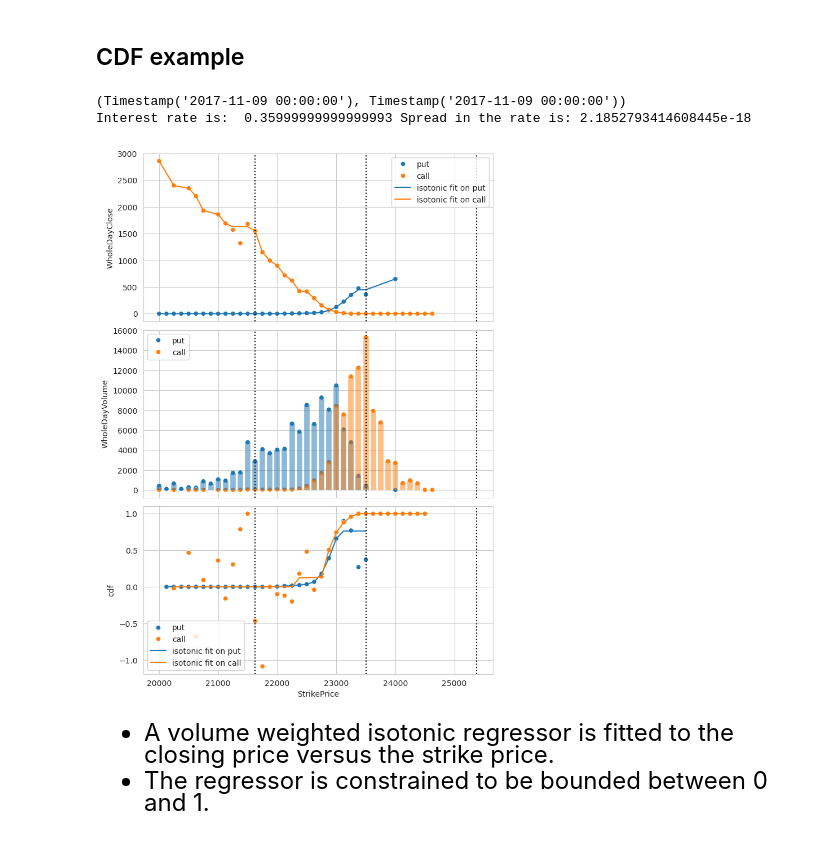
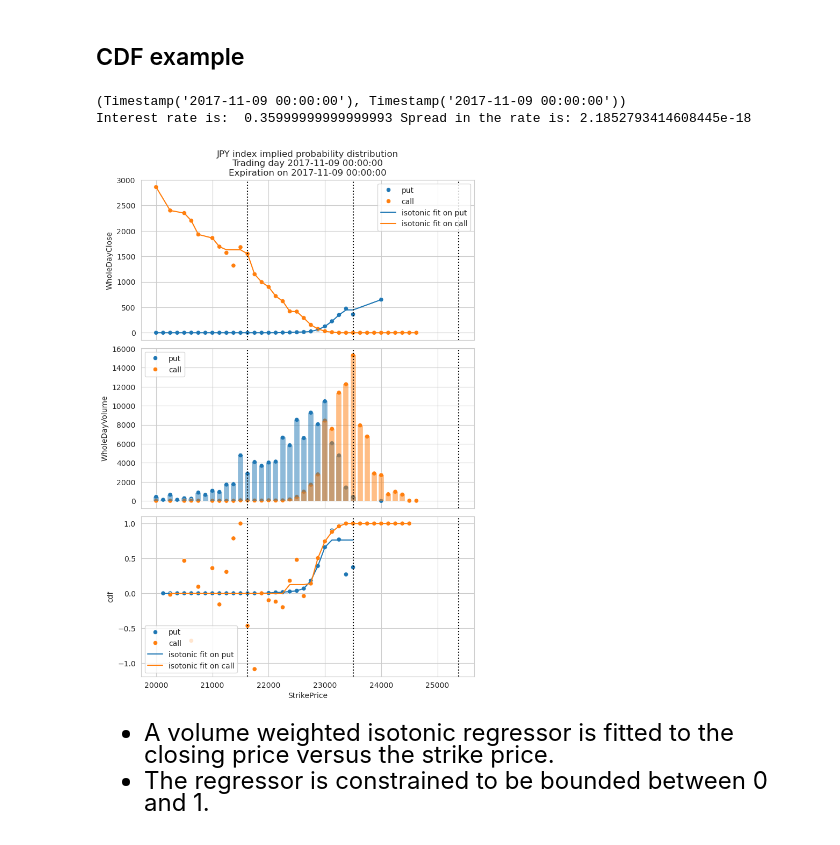
Before and after one commit to FlyingCurryMonster/JPY-equities, a Jupyter notebook: implied-probability-distributions.ipynb, the cells around one changed output. Drawn from its saved outputs; the diff is of its cells as text; code cells hidden in the pictures.

Commit message:
plot annotations

```diff
--- a/implied-probability-distributions.ipynb
+++ b/implied-probability-distributions.ipynb
@@ -444,6 +448,16 @@ cdf_iso_weighted runtime 6.3924241065979 s
 # %% [markdown]
 ##  CDF example
 # %%
+import warnings
+
+warnings.filterwarnings("ignore")
+warnings.filterwarnings("ignore", category=RuntimeWarning)
+
+def legend_relabel(axes, desired_labels: list):
+    handles, labels = axes.get_legend_handles_labels()
+    by_label = dict(zip(desired_labels, handles))
+    axes.legend(by_label.values(), by_label.keys())
+
 # 13 has a good example of going below the limits
 # example 300 seems well behaved
 example_number = 6
@@ -452,48 +466,39 @@ print(example[:-1])
 df = options.loc[example[:-1]]
 print('Interest rate is: ', 100*df.InterestRate.mean(), 'Spread in the rate is:', df.InterestRate.std())
 
 
 fig, ax = plt.subplots(3, 1, figsize = (8, 2*6), sharex=True)
 fig.subplots_adjust(hspace = 0.05)
 
+ax[0].set_title(f'JPY index implied probability distribution\nTrading day {example[0]}\nExpiration on {example[1]}')
+
 # AXES 0
 sns.scatterplot(df, x = 'StrikePrice', y = 'WholeDayClose', ax=ax[0], **plot_args)
 sns.lineplot(df, x = 'StrikePrice', y = 'Close_iso_weighted', ax=ax[0], **plot_args)
 
-handles, labels = ax[0].get_legend_handles_labels()
-labels = ['put', 'call',  'isotonic fit on put', 'isotonic fit on call']
-by_label = dict(zip(labels, handles))
-ax[0].legend(by_label.values(), by_label.keys())
+legend_relabel(ax[0], ['put', 'call',  'isotonic fit on put', 'isotonic fit on call'])
 
 # AXES 1
 sns.scatterplot(df, x = 'StrikePrice', y='WholeDayVolume', ax = ax[1], alpha = 1, **plot_args)
 for i, row in df.iterrows():
     if row['Putcall_encoder'] ==True:color = 'tab:blue'
     else: color = 'tab:orange'
     ax[1].vlines(row['K'], 0, row['WholeDayVolume'], alpha =0.5, linewidth = 7, color = color)
-
-handles, labels = ax[1].get_legend_handles_labels()
-labels = ['put', 'call']
-by_label = dict(zip(labels, handles))
-ax[1].legend(by_label.values(), by_label.keys())
+legend_relabel(ax[1], ['put', 'call'])
 
 # AXES 2
 sns.scatterplot(df, x = 'StrikePrice', y = 'cdf', ax=ax[2], **plot_args)
 sns.lineplot(df, x = 'StrikePrice', y = 'cdf_iso_weighted', ax=ax[2], linestyle='-', **plot_args)
-
-handles, labels = ax[2].get_legend_handles_labels()
-labels = ['put', 'call',  'isotonic fit on put', 'isotonic fit on call']
-by_label = dict(zip(labels, handles))
-ax[2].legend(by_label.values(), by_label.keys())
+legend_relabel(ax[2], ['put', 'call',  'isotonic fit on put', 'isotonic fit on call'])
 
 # Annotations
 for a in ax:
     for percentile in [0.92, 1, 1.08]:
         a.axvline(df['UnderlyingClose'].iloc[0]*percentile, color = 'k', linestyle = ':')
 # %% [output]
 (Timestamp('2017-11-09 00:00:00'), Timestamp('2017-11-09 00:00:00'))
 Interest rate is:  0.35999999999999993 Spread in the rate is: 2.1852793414608445e-18
-[figure, old version]
+[figure, new version]
 # %% [markdown]
 <font size =5>
 
```
Also changed, not shown: parts of 4 cells of this notebook.
